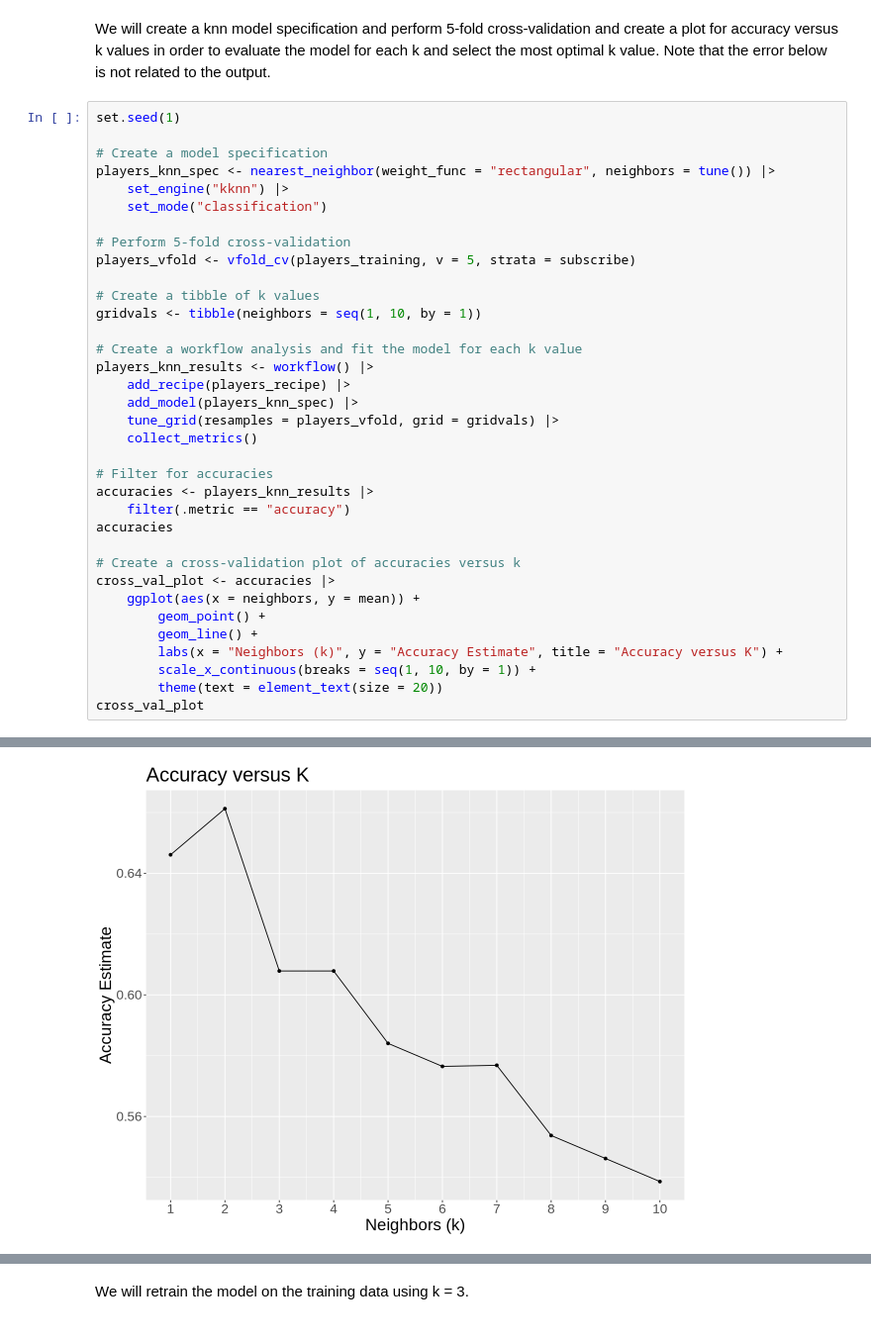
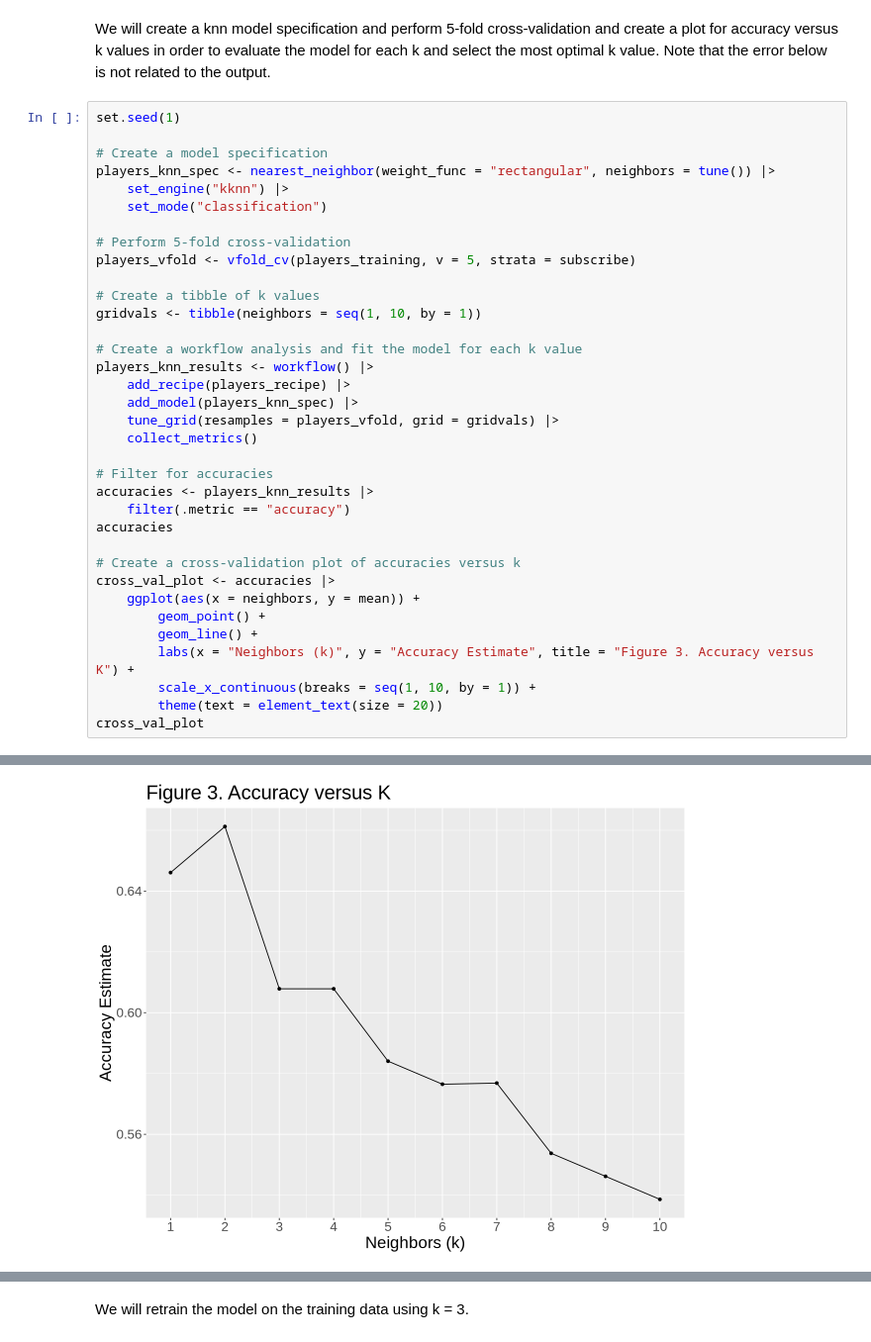
Before and after one commit to Gabriella478/dsci-100-project, a Jupyter notebook: project-2025-final.ipynb, the cells around one changed output, grey strips where cells are left out. Shown at 99% size. Saved outputs shown, nothing was run; the diff lists cells and outputs as text.

```diff
--- a/project-2025-final.ipynb
+++ b/project-2025-final.ipynb
@@ -289,7 +288,7 @@ cross_val_plot <- accuracies |>
     ggplot(aes(x = neighbors, y = mean)) +
         geom_point() +
         geom_line() +
-        labs(x = "Neighbors (k)", y = "Accuracy Estimate", title = "Accuracy versus K") +
+        labs(x = "Neighbors (k)", y = "Accuracy Estimate", title = "Figure 3. Accuracy versus K") +
         scale_x_continuous(breaks = seq(1, 10, by = 1)) +
         theme(text = element_text(size = 20))
 cross_val_plot
@@ -317,12 +314,12 @@ There were issues with some computations   A: x1   B: x1
 A tibble: 10 × 7
 | neighbors | .metric | .estimator | mean | n | std_err | .config |
 | <dbl> | <chr> | <chr> | <dbl> | <int> | <dbl> | <chr> |
 | 1 | accuracy | binary | 0.6461039 | 3 | 0.01974923 | Preprocessor1_Model01 |
 | 2 | accuracy | binary | 0.6612554 | 3 | 0.01129903 | Preprocessor1_Model02 |
 | 3 | accuracy | binary | 0.6078644 | 3 | 0.02046126 | Preprocessor1_Model03 |
 | ⋮ | ⋮ | ⋮ | ⋮ | ⋮ | ⋮ | ⋮ |
 | 8 | accuracy | binary | 0.5537518 | 3 | 0.05912675 | Preprocessor1_Model08 |
 | 9 | accuracy | binary | 0.5461760 | 3 | 0.02625311 | Preprocessor1_Model09 |
 | 10 | accuracy | binary | 0.5386003 | 3 | 0.03311248 | Preprocessor1_Model10 |
-[figure, old version]
+[figure, new version]
 # %% [markdown]
```
Also changed, not shown: parts of 11 cells of this notebook.
